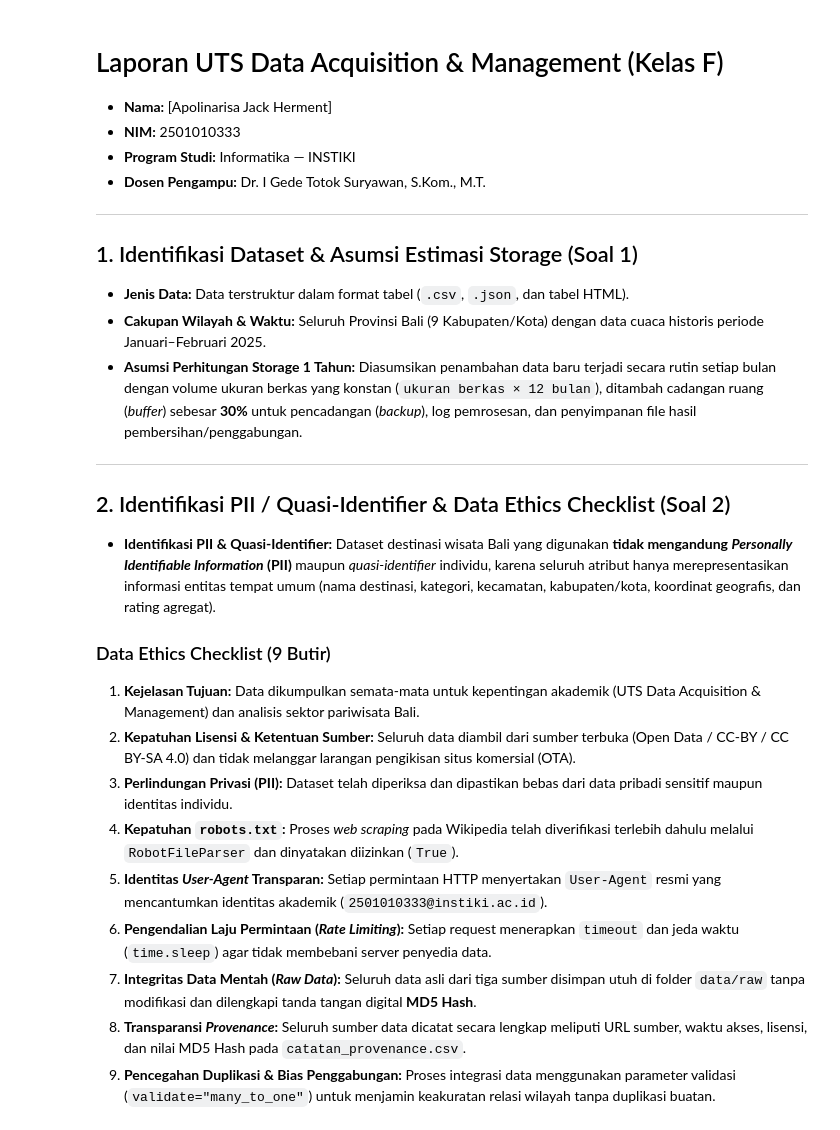
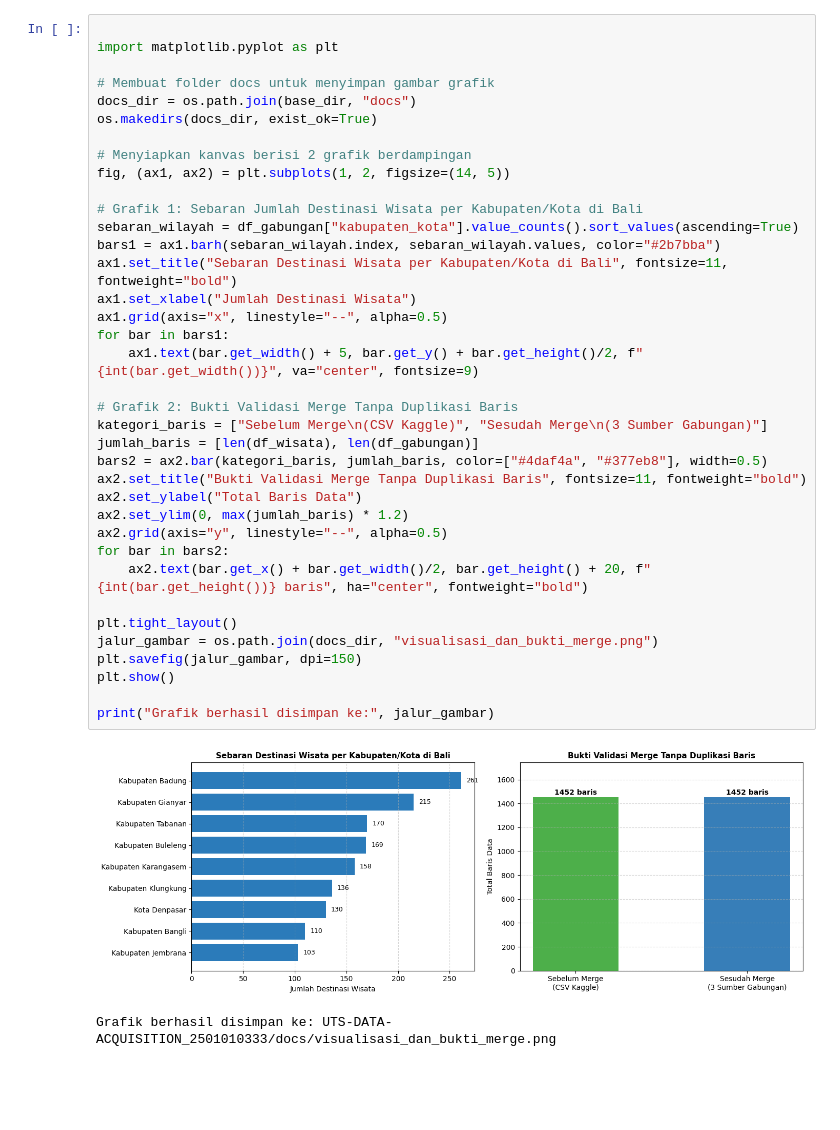
Before and after one commit to jackapolinarisa-25/DAM-APOLINARISA2501010333, a Jupyter notebook: UTS_DAM_2501010333.ipynb, the cells around one changed output. Saved outputs shown, nothing was run; the diff lists cells and outputs as text; blank space fills up the shorter version.

```diff
--- a/UTS_DAM_2501010333.ipynb
+++ b/UTS_DAM_2501010333.ipynb
@@ -280,29 +307,40 @@ Validasi Merge Sukses! Jumlah baris tetap 1452 baris tanpa duplikasi.
-# %% [markdown]
-# Laporan UTS Data Acquisition & Management (Kelas F)
-* **Nama:** [Apolinarisa Jack Herment]
-* **NIM:** 2501010333
-* **Program Studi:** Informatika — INSTIKI
-* **Dosen Pengampu:** Dr. I Gede Totok Suryawan, S.Kom., M.T.
-
----
-
-## 1. Identifikasi Dataset & Asumsi Estimasi Storage (Soal 1)
-* **Jenis Data:** Data terstruktur dalam format tabel (`.csv`, `.json`, dan tabel HTML).
-* **Cakupan Wilayah & Waktu:** Seluruh Provinsi Bali (9 Kabupaten/Kota) dengan data cuaca historis periode Januari–Februari 2025.
-* **Asumsi Perhitungan Storage 1 Tahun:** Diasumsikan penambahan data baru terjadi secara rutin setiap bulan dengan volume ukuran berkas yang konstan (`ukuran berkas × 12 bulan`), ditambah cadangan ruang (*buffer*) sebesar **30%** untuk pencadangan (*backup*), log pemrosesan, dan penyimpanan file hasil pembersihan/penggabungan.
-
----
-
-## 2. Identifikasi PII / Quasi-Identifier & Data Ethics Checklist (Soal 2)
-* **Identifikasi PII & Quasi-Identifier:** Dataset destinasi wisata Bali yang digunakan **tidak mengandung *Personally Identifiable Information* (PII)** maupun *quasi-identifier* individu, karena seluruh atribut hanya merepresentasikan informasi entitas tempat umum (nama destinasi, kategori, kecamatan, kabupaten/kota, koordinat geografis, dan rating agregat).
-
-### Data Ethics Checklist (9 Butir)
-1. **Kejelasan Tujuan:** Data dikumpulkan semata-mata untuk kepentingan akademik (UTS Data Acquisition & Management) dan analisis sektor pariwisata Bali.
-2. **Kepatuhan Lisensi & Ketentuan Sumber:** Seluruh data diambil dari sumber terbuka (Open Data / CC-BY / CC BY-SA 4.0) dan tidak melanggar larangan pengikisan situs komersial (OTA).
-3. **Perlindungan Privasi (PII):** Dataset telah diperiksa dan dipastikan bebas dari data pribadi sensitif maupun identitas individu.
-4. **Kepatuhan `robots.txt`:** Proses *web scraping* pada Wikipedia telah diverifikasi terlebih dahulu melalui `RobotFileParser` dan dinyatakan diizinkan (`True`).
-5. **Identitas *User-Agent* Transparan:** Setiap permintaan HTTP menyertakan `User-Agent` resmi yang mencantumkan identitas akademik (`2501010333@instiki.ac.id`).
-6. **Pengendalian Laju Permintaan (*Rate Limiting*):** Setiap request menerapkan `timeout` dan jeda waktu (`time.sleep`) agar tidak membebani server penyedia data.
-7. **Integritas Data Mentah (*Raw Data*):** Seluruh data asli dari tiga sumber disimpan utuh di folder `data/raw` tanpa modifikasi dan dilengkapi tanda tangan digital **MD5 Hash**.
-8. **Transparansi *Provenance*:** Seluruh sumber data dicatat secara lengkap meliputi URL sumber, waktu akses, lisensi, dan nilai MD5 Hash pada `catatan_provenance.csv`.
-9. **Pencegahan Duplikasi & Bias Penggabungan:** Proses integrasi data menggunakan parameter validasi (`validate="many_to_one"`) untuk menjamin keakuratan relasi wilayah tanpa duplikasi buatan.
+# %%
+
+import matplotlib.pyplot as plt
+
+# Membuat folder docs untuk menyimpan gambar grafik
+docs_dir = os.path.join(base_dir, "docs")
+os.makedirs(docs_dir, exist_ok=True)
+
+# Menyiapkan kanvas berisi 2 grafik berdampingan
+fig, (ax1, ax2) = plt.subplots(1, 2, figsize=(14, 5))
+
+# Grafik 1: Sebaran Jumlah Destinasi Wisata per Kabupaten/Kota di Bali
+sebaran_wilayah = df_gabungan["kabupaten_kota"].value_counts().sort_values(ascending=True)
+bars1 = ax1.barh(sebaran_wilayah.index, sebaran_wilayah.values, color="#2b7bba")
+ax1.set_title("Sebaran Destinasi Wisata per Kabupaten/Kota di Bali", fontsize=11, fontweight="bold")
+ax1.set_xlabel("Jumlah Destinasi Wisata")
+ax1.grid(axis="x", linestyle="--", alpha=0.5)
+for bar in bars1:
+    ax1.text(bar.get_width() + 5, bar.get_y() + bar.get_height()/2, f"{int(bar.get_width())}", va="center", fontsize=9)
+
+# Grafik 2: Bukti Validasi Merge Tanpa Duplikasi Baris
+kategori_baris = ["Sebelum Merge\n(CSV Kaggle)", "Sesudah Merge\n(3 Sumber Gabungan)"]
+jumlah_baris = [len(df_wisata), len(df_gabungan)]
+bars2 = ax2.bar(kategori_baris, jumlah_baris, color=["#4daf4a", "#377eb8"], width=0.5)
+ax2.set_title("Bukti Validasi Merge Tanpa Duplikasi Baris", fontsize=11, fontweight="bold")
+ax2.set_ylabel("Total Baris Data")
+ax2.set_ylim(0, max(jumlah_baris) * 1.2)
+ax2.grid(axis="y", linestyle="--", alpha=0.5)
+for bar in bars2:
+    ax2.text(bar.get_x() + bar.get_width()/2, bar.get_height() + 20, f"{int(bar.get_height())} baris", ha="center", fontweight="bold")
+
+plt.tight_layout()
+jalur_gambar = os.path.join(docs_dir, "visualisasi_dan_bukti_merge.png")
+plt.savefig(jalur_gambar, dpi=150)
+plt.show()
+
+print("Grafik berhasil disimpan ke:", jalur_gambar)
+# %% [output]
+[figure, added]
+Grafik berhasil disimpan ke: UTS-DATA-ACQUISITION_2501010333/docs/visualisasi_dan_bukti_merge.png
```
Also changed, not shown: parts of 6 cells of this notebook.
